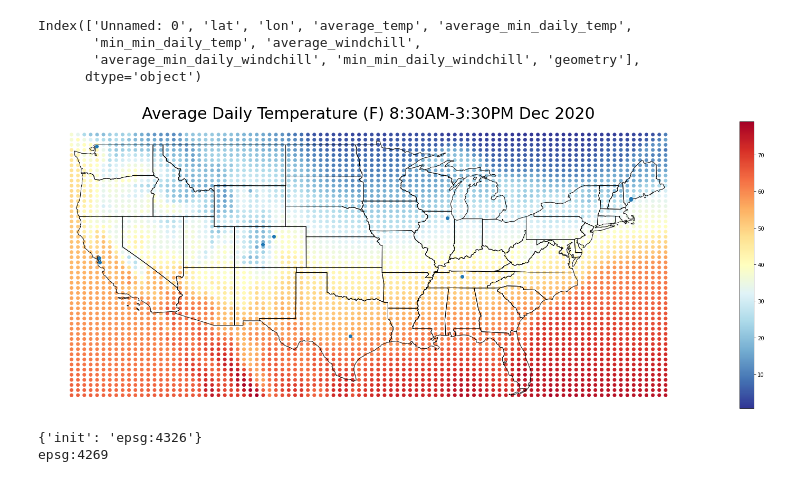
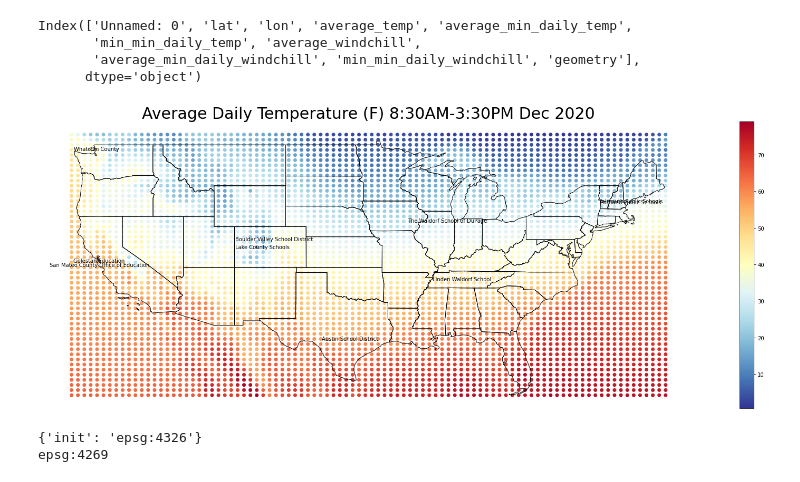
Before and after one commit to Harris-2020-Grad-Side-Projects/US-schoolday-temperatures, a Jupyter notebook: build/map_temperature.ipynb, the cells around one changed output. Saved outputs shown, nothing was run; the diff lists cells and outputs as text; code cells hidden in the pictures.

```diff
--- a/build/map_temperature.ipynb
+++ b/build/map_temperature.ipynb
@@ -274,15 +279,18 @@ contenental_states = state[~state['STUSPS'].isin(state_abres)]
 # %%
 fig, ax = plt.subplots(figsize=(30,10))
 #contenental_states.plot(ax=ax, color = 'none', edgecolor='black')
 gdf.plot(ax=ax, column = 'average_hi', cmap = 'RdYlBu_r', legend=True)
 contenental_states.plot(ax=ax, color = 'none', edgecolor='black')
-
+for i, v in enumerate(pilot_df['School']):
+        ax.annotate(v, (pilot_df[' lon'][i], pilot_df[' lat'][i]),
+                                           horizontalalignment='center', verticalalignment='top',
+                                           fontsize = 10)
 ax.axis('off')
 ax.set_title('Average Daily Temperature (F) 8:30AM-3:30PM Dec 2020',
             size=30);
 plt.show()
 # %% [output]
-[figure, old version]
+[figure, new version]
 # %%
 world = geopandas.read_file(geopandas.datasets.get_path('naturalearth_lowres'))
 US = world[world.name == 'United States of America']
```
Also changed, not shown: parts of 6 cells of this notebook, 5 other files.
